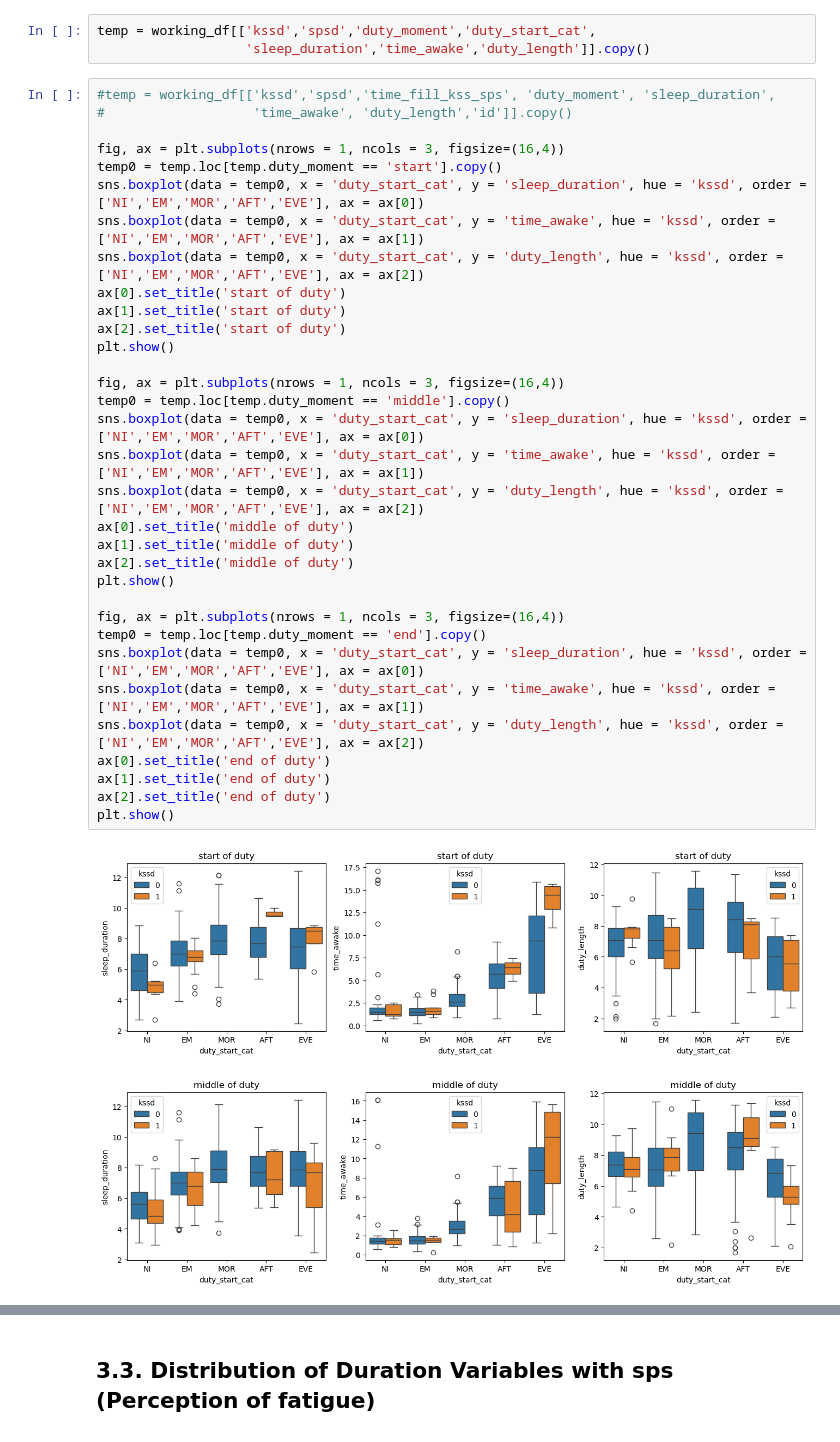
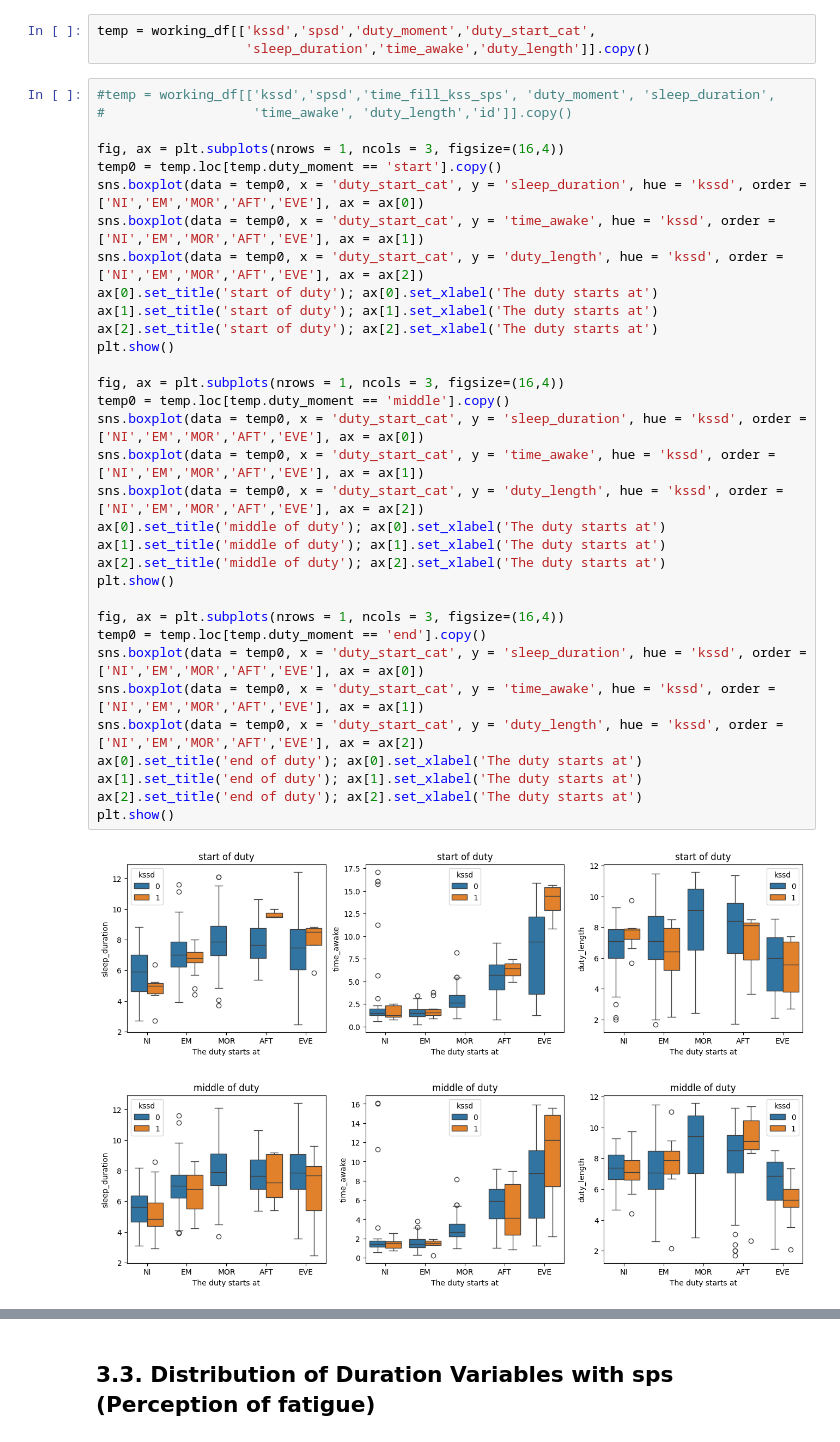
Before and after one commit to jlpscampos/Perception-of-Excessive-Sleepiness-and-Severe-Fatigue-in-Civil-Aviation-Pilots, a Jupyter notebook: Exploratory_Data_Analysis.ipynb, the cells around one changed output, grey strips where cells are left out. Drawn from its saved outputs; the diff is of its cells as text.

```diff
--- a/Exploratory_Data_Analysis.ipynb
+++ b/Exploratory_Data_Analysis.ipynb
@@ -424,36 +430,36 @@ temp = working_df[['kssd','spsd','duty_moment','duty_start_cat',
 # %%
 #temp = working_df[['kssd','spsd','time_fill_kss_sps', 'duty_moment', 'sleep_duration',
 #                   'time_awake', 'duty_length','id']].copy()
 
 fig, ax = plt.subplots(nrows = 1, ncols = 3, figsize=(16,4))
 temp0 = temp.loc[temp.duty_moment == 'start'].copy()
 sns.boxplot(data = temp0, x = 'duty_start_cat', y = 'sleep_duration', hue = 'kssd', order = ['NI','EM','MOR','AFT','EVE'], ax = ax[0])
 sns.boxplot(data = temp0, x = 'duty_start_cat', y = 'time_awake', hue = 'kssd', order = ['NI','EM','MOR','AFT','EVE'], ax = ax[1])
 sns.boxplot(data = temp0, x = 'duty_start_cat', y = 'duty_length', hue = 'kssd', order = ['NI','EM','MOR','AFT','EVE'], ax = ax[2])
-ax[0].set_title('start of duty')
-ax[1].set_title('start of duty')
-ax[2].set_title('start of duty')
+ax[0].set_title('start of duty'); ax[0].set_xlabel('The duty starts at')
+ax[1].set_title('start of duty'); ax[1].set_xlabel('The duty starts at')
+ax[2].set_title('start of duty'); ax[2].set_xlabel('The duty starts at')
 plt.show()
 
 fig, ax = plt.subplots(nrows = 1, ncols = 3, figsize=(16,4))
 temp0 = temp.loc[temp.duty_moment == 'middle'].copy()
 sns.boxplot(data = temp0, x = 'duty_start_cat', y = 'sleep_duration', hue = 'kssd', order = ['NI','EM','MOR','AFT','EVE'], ax = ax[0])
 sns.boxplot(data = temp0, x = 'duty_start_cat', y = 'time_awake', hue = 'kssd', order = ['NI','EM','MOR','AFT','EVE'], ax = ax[1])
 sns.boxplot(data = temp0, x = 'duty_start_cat', y = 'duty_length', hue = 'kssd', order = ['NI','EM','MOR','AFT','EVE'], ax = ax[2])
-ax[0].set_title('middle of duty')
-ax[1].set_title('middle of duty')
-ax[2].set_title('middle of duty')
+ax[0].set_title('middle of duty'); ax[0].set_xlabel('The duty starts at')
+ax[1].set_title('middle of duty'); ax[1].set_xlabel('The duty starts at')
+ax[2].set_title('middle of duty'); ax[2].set_xlabel('The duty starts at')
 plt.show()
 
 fig, ax = plt.subplots(nrows = 1, ncols = 3, figsize=(16,4))
 temp0 = temp.loc[temp.duty_moment == 'end'].copy()
 sns.boxplot(data = temp0, x = 'duty_start_cat', y = 'sleep_duration', hue = 'kssd', order = ['NI','EM','MOR','AFT','EVE'], ax = ax[0])
 sns.boxplot(data = temp0, x = 'duty_start_cat', y = 'time_awake', hue = 'kssd', order = ['NI','EM','MOR','AFT','EVE'], ax = ax[1])
 sns.boxplot(data = temp0, x = 'duty_start_cat', y = 'duty_length', hue = 'kssd', order = ['NI','EM','MOR','AFT','EVE'], ax = ax[2])
-ax[0].set_title('end of duty')
-ax[1].set_title('end of duty')
-ax[2].set_title('end of duty')
+ax[0].set_title('end of duty'); ax[0].set_xlabel('The duty starts at')
+ax[1].set_title('end of duty'); ax[1].set_xlabel('The duty starts at')
+ax[2].set_title('end of duty'); ax[2].set_xlabel('The duty starts at')
 plt.show()
 # %% [output]
-[figure, old version]
+[figure, new version]
-[figure, old version]
+[figure, new version]
```
Also changed, not shown: parts of 28 cells of this notebook.
